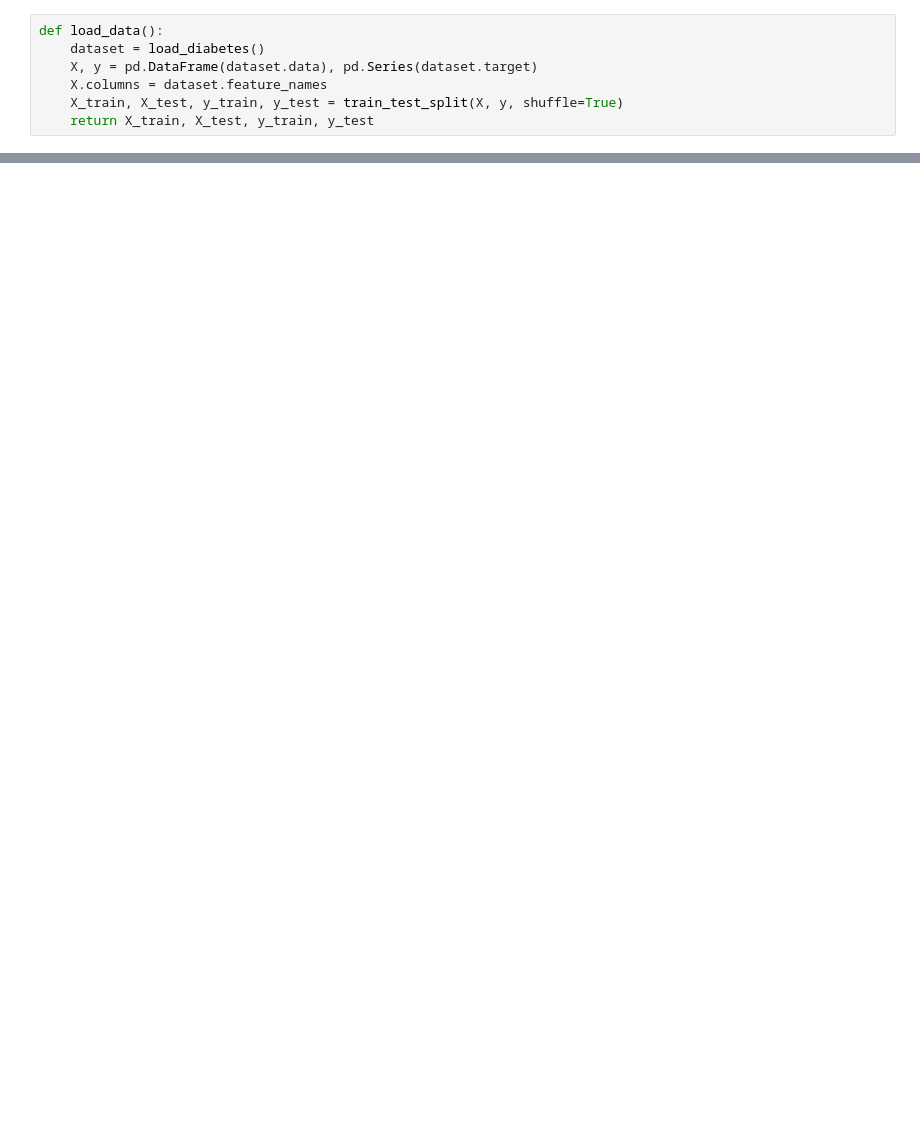
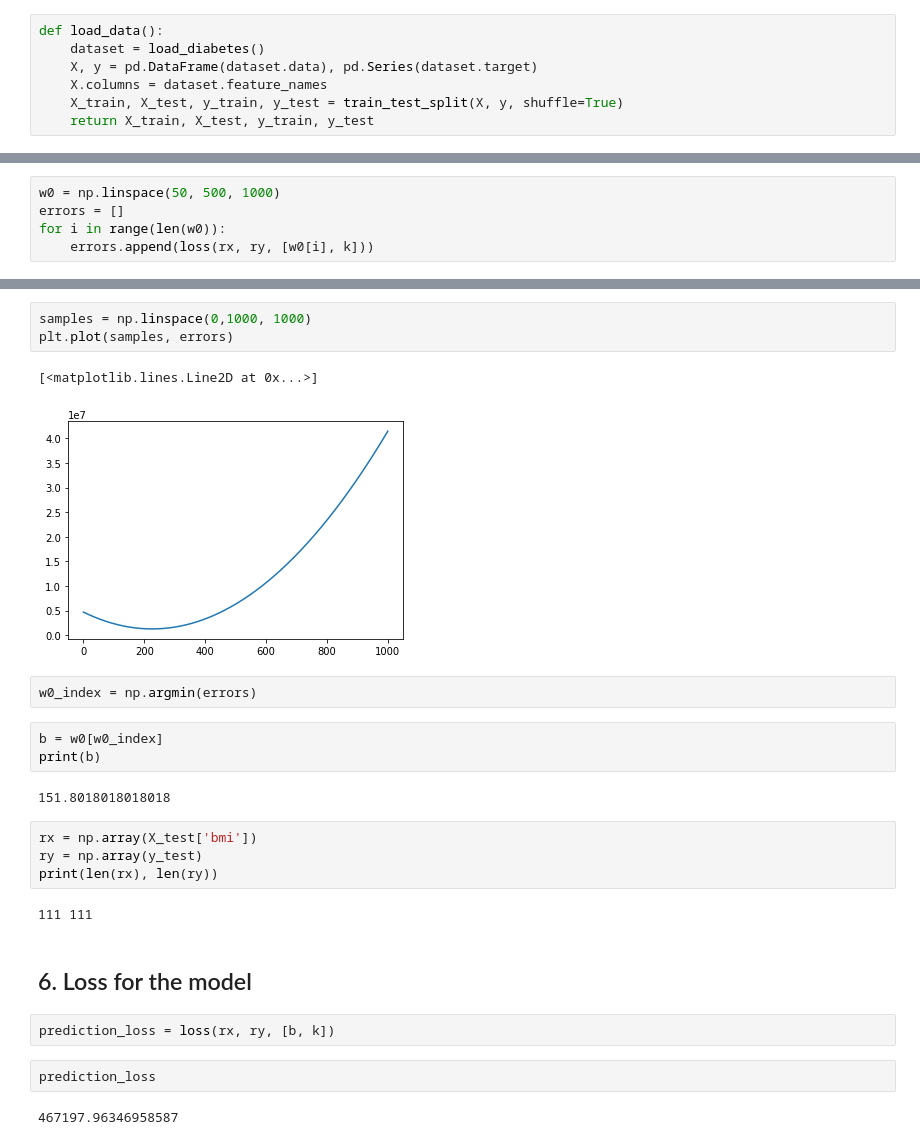
Before and after one commit to Ice-Jeffrey/ML2019, a Jupyter notebook: Homework/Week5/linear.ipynb, the cells around one changed output, grey strips where cells are left out. Cells and saved outputs as stored; diff of their text form; blank space fills up the shorter version.

```diff
--- a/Homework/Week5/linear.ipynb
+++ b/Homework/Week5/linear.ipynb
@@ -75,0 +104,5 @@ plt.show()
+# %%
+w0 = np.linspace(50, 500, 1000)
+errors = []
+for i in range(len(w0)):
+    errors.append(loss(rx, ry, [w0[i], k]))
@@ -75,0 +129,27 @@ plt.show()
+# %%
+samples = np.linspace(0,1000, 1000)
+plt.plot(samples, errors)
+# %% [output]
+[<matplotlib.lines.Line2D at 0x...>]
+[figure, added]
+# %%
+w0_index = np.argmin(errors)
+# %%
+b = w0[w0_index]
+print(b)
+# %% [output]
+151.8018018018018
+# %%
+rx = np.array(X_test['bmi'])
+ry = np.array(y_test)
+print(len(rx), len(ry))
+# %% [output]
+111 111
+# %% [markdown]
+## 6. Loss for the model
+# %%
+prediction_loss = loss(rx, ry, [b, k])
+# %%
+prediction_loss
+# %% [output]
+467197.96346958587
```
Also changed, not shown: parts of 21 cells of this notebook, 5 other files.
